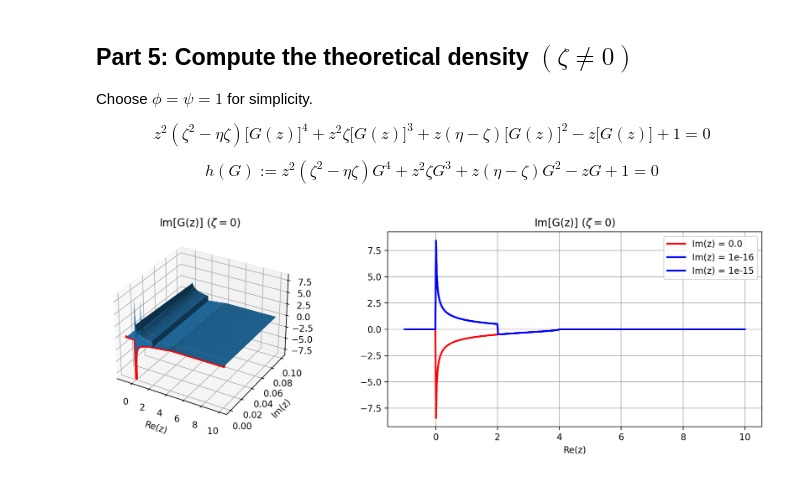
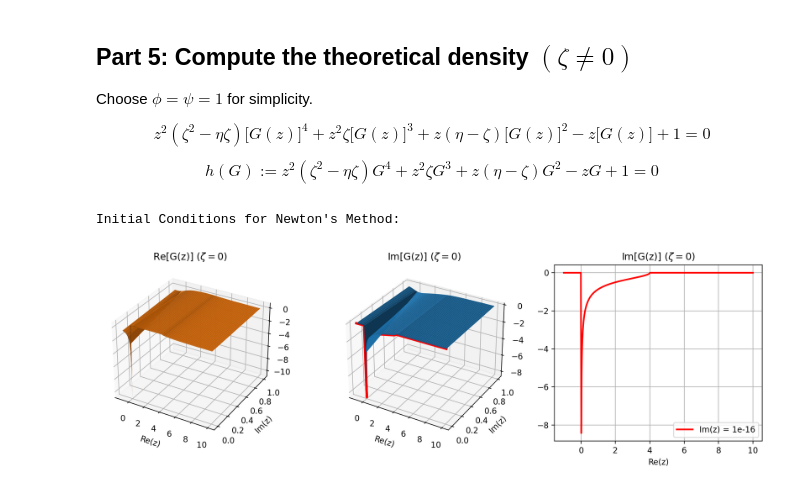
Before and after one commit to sichinaga/amath590-rmt-project, a Jupyter notebook: spectral_density.ipynb, the cells around one changed output. Cells and saved outputs as stored; diff of their text form; code cells hidden in the pictures.

```diff
--- a/spectral_density.ipynb
+++ b/spectral_density.ipynb
@@ -131,13 +131,17 @@ def G_0(z):
     """
     True theoretical G(z) for the zeta = 0 case.
     """
-    return (z - np.sqrt(z ** 2 - 4 * z)) / (2 * z)
+    G_pos = (z + np.sqrt(z ** 2 - 4 * z)) / (2 * z)
+    G_neg = (z - np.sqrt(z ** 2 - 4 * z)) / (2 * z)
 
-# Compute G(z) for z real on [-1, 6].
-z = np.linspace(-1, 6, 1000).astype("complex") # + (1j * 1e-3)
+    return np.where(G_pos.imag < G_neg.imag, G_pos, G_neg)
+
+# Compute G(z) for z (nearly) real on [-1, 6].
+z = np.linspace(-1, 6, 1000).astype("complex") + (1j * 1e-16)
 true_density = -(1 / np.pi) * G_0(z).imag
 
 # Plot the empirical densities vs. theoretical.
+print("alpha = 1 (zeta = 0)")
 plt.figure(figsize=(12, 3), dpi=200)
 for i, (n0, eigs) in enumerate(zip(n0_vals, all_eigs)):
     plt.subplot(1, len(n0_vals), i + 1)
@@ -196,56 +195,64 @@ def h_prime(G, z, zeta, eta):
     hpG += 2 * z * (eta - zeta) * G - z
     return hpG
 
-def Newton(G0, z, zeta, eta, tol=1e-12):
-    G = G0
+def Newton(G0, z, zeta, eta, tol=1e-6):
+    G = np.copy(G0)
     err = tol + 1.0
+
     while err > tol:
         hG = h(G, z, zeta, eta)
         hpG = h_prime(G, z, zeta, eta)
 
-        if hpG < 1e-16:
-            G = np.random.randn(1)[0] + 1j * np.random.randn(1)[0]
+        if np.abs(hpG) < 1e-16:
+            # Terminate if h_prime is too small.
+            return np.nan
         else:
+            # Update G based on Newton Method update.
             G_new = G - hG / hpG
             err = np.abs(G - G_new)
             G = G_new
 
     return G
 
-# Define grid at which to evaluate G(z).
-# Define a grid for Re(z) and Im(z).
+# Define grid (Re(z) and Im(z)) at which to evaluate G(z).
 zx = np.linspace(-1, 10, 500) # Re(z)
-zy = np.concatenate([np.array([0,]), np.logspace(-16, -1, 16)]) # Im(z)
-# zy = np.logspace(-16, -1, 16)
+zy = np.logspace(-16, 0, 9) # Im(z)
 ZX, ZY = np.meshgrid(zx, zy)
 Z = ZX + 1j * ZY # x + iy
 
 # Initialize the routine with G(Z) for zeta = 0.
 G0 = G_0(Z)
 
 # Plot the initial conditions for G(z):
+print("Initial Conditions for Newton's Method:")
 fig = plt.figure(figsize=(12, 4), dpi=200)
 
-# Plot as 3-D surface plot.
-ax = fig.add_subplot(121, projection="3d")
-ax.plot_surface(ZX, ZY, G0.imag)
+# Plot Re(G(z)) as 3-D surface plot.
+ax = fig.add_subplot(131, projection="3d")
+ax.plot_surface(ZX, ZY, G0.real, color="tab:orange")
+ax.set_xlabel("Re(z)")
+ax.set_ylabel("Im(z)")
+ax.set_title("Re[G(z)] ($\\zeta = 0$)")
+
+# Plot Im(G(z)) as 3-D surface plot.
+ax = fig.add_subplot(132, projection="3d")
+ax.plot_surface(ZX, ZY, G0.imag, color="tab:blue")
 ax.plot(zx, G0[0].imag, zs=0, zdir="y", c="r", lw=3)
 ax.set_xlabel("Re(z)")
 ax.set_ylabel("Im(z)")
 ax.set_title("Im[G(z)] ($\\zeta = 0$)")
-# ax.set_ylim(zy.max(), zy.min()) # flip y direction
 
 # Plot the Im(z) = 0 case in 2-D.
-ax = fig.add_subplot(122)
+ax = fig.add_subplot(133)
 ax.plot(zx, G0[0].imag, c="r", lw=2, label=f"Im(z) = {zy[0]}")
-ax.plot(zx, G0[1].imag, c="b", lw=2, label=f"Im(z) = {zy[1]}")
-ax.plot(zx, G0[2].imag, c="b", lw=2, label=f"Im(z) = {zy[2]}")
+ax.set_title("Im[G(z)] ($\\zeta = 0$)")
 ax.set_xlabel("Re(z)")
-ax.set_title("Im[G(z)] ($\\zeta = 0$)")
 plt.legend()
 plt.grid()
+
 plt.tight_layout()
 plt.show()
 # %% [output]
+Initial Conditions for Newton's Method:
-[figure, old version]
+[figure, new version]
 # %%
```
Also changed, not shown: parts of 10 cells of this notebook, 6 other files.
